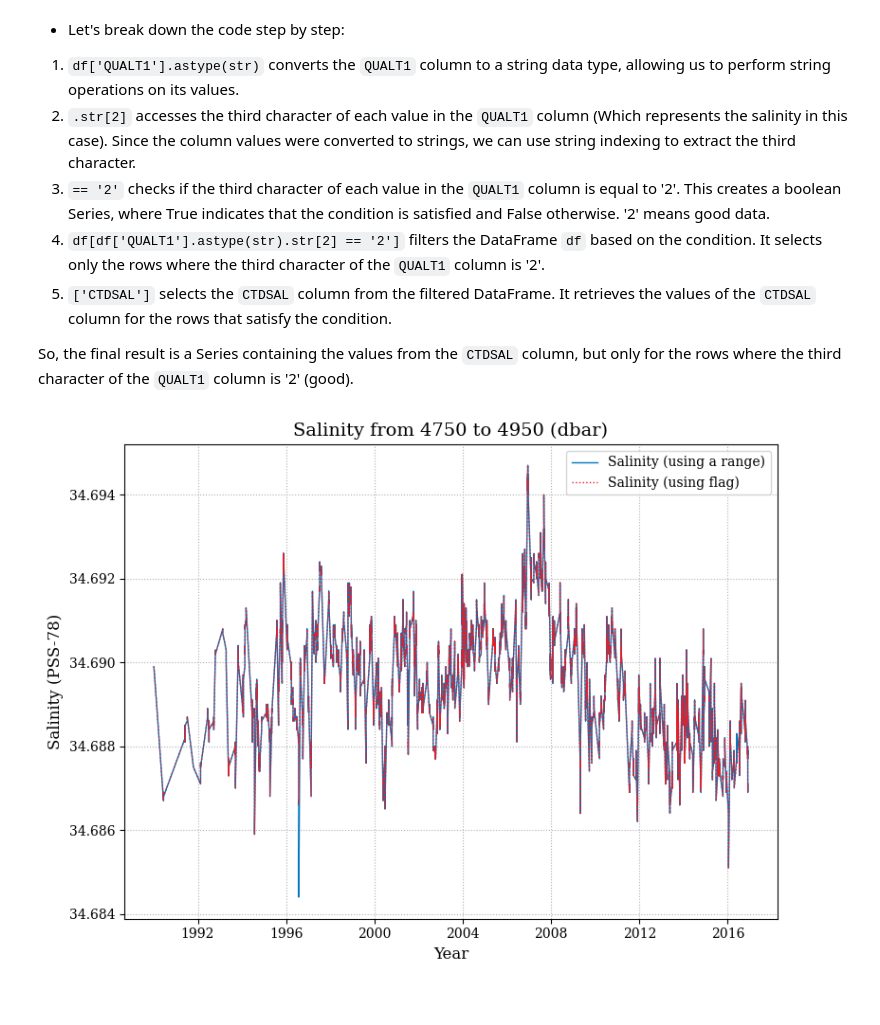
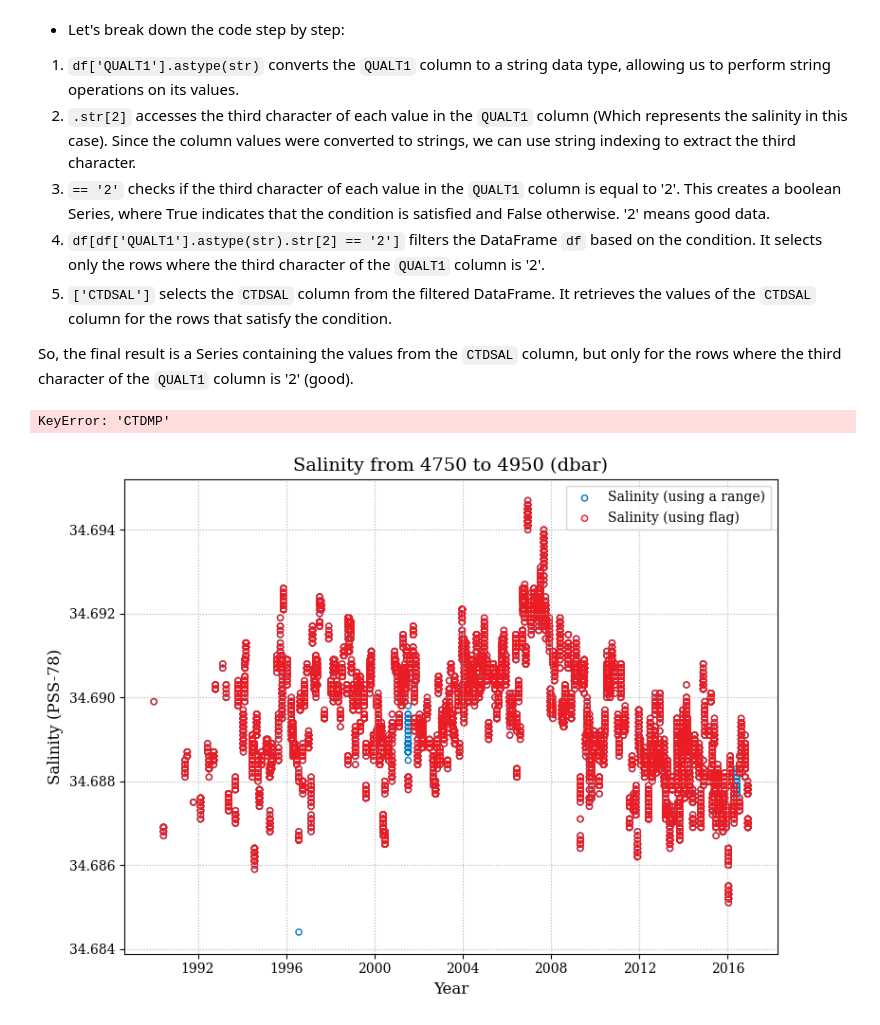
Before and after one commit to fcarvalhopacheco/datacamp-python, a Jupyter notebook: 02.intermediate_python/02.dictionaries.ipynb, the cells around one changed output. Cells and saved outputs as stored; diff of their text form; code cells hidden in the pictures.

```diff
--- a/02.intermediate_python/02.dictionaries.ipynb
+++ b/02.intermediate_python/02.dictionaries.ipynb
@@ -79,10 +79,18 @@ Before we start using Pandas, we need to install it and import it into our Pytho
 # %% [markdown]
 Next, we will load our data into a Pandas DataFrame. We will use the CTD (conductivity, temperature, depth) dataset from HOT. This dataset contains measurements of water temperature, salinity, and pressure at various depths in the ocean.
 # %%
+# DOWNLOAD DATASET
+import urllib.request
+
+# .csv generated from: https://erddap.bco-dmo.org/erddap/tabledap/bcodmo_dataset_3937.html
+url = "https://erddap.bco-dmo.org/erddap/tabledap/bcodmo_dataset_3937.csv?cruise_name%2Cstation%2Ccast%2Ctime%2CYear%2CMonth%2CDay%2Ctimeutc%2Clongitude%2Clatitude%2Cdepth_max%2Cpres_max%2CDate%2Ctimecode%2CHOT_summary_file_name%2Cparameters%2Cnum_bottles%2Csection%2Cnav_code%2Cdepth_hgt%2CEXPOCODE%2CShip%2Ccomments%2CCTDPRS%2CCTDTMP%2CCTDSAL%2CCTDOXY%2CXMISS%2CCHLPIG%2CNUMBER%2CNITRATE%2CFLUOR%2CQUALT1"
+file_name = "bcodmo_dataset_3937.csv"
+urllib.request.urlretrieve(url, file_name)
+
 import pandas as pd
 
 #url = hot_data['dataset_ctd']
-url= "dataset_ctd.csv"
+url= "bcodmo_dataset_3937.csv"
 # %%
 df = pd.read_csv(url ,
                  skiprows=[1],          # Remove the units header for an easier import
@@ -436,8 +441,7 @@ pressure_bottom1 = df[(df['CTDPRS'] <= -4750) & (df['CTDPRS'] >= -4950) &
                       (df['CTDSAL'] >= 34.66) & (df['CTDSAL'] <= 36)]    # FILTER USING boolean
 
 # Filter using 'QUALT1' column
-pressure_bottom2 = df[(df['CTDPRS'] <= -4750) &
-                      (df['CTDPRS'] >= -4950) &
+pressure_bottom2 = df[(df['CTDPRS'] <= -4750) & (df['CTDPRS'] >= -4950) &
                       (df['QUALT1'].astype(str).str[2] == '2')]   # FILTER USING FLAGS from ['QUALT1'] column
                                                                   # str[2] = 3rd character = salinity data
                                                                   # '2'    = good data only!
@@ -453,7 +457,7 @@ ax.plot(pressure_bottom2['CTDSAL'], color='#ed1c24' ,linestyle=':', linewidth=1,
 
 ax.set_xlabel('Year', fontsize=12)
 ax.set_ylabel('Salinity (PSS-78)', fontsize=12)
-ax.set_title('Salinity from 4750 to 4950 (dbar)', fontsize=14)
+ax.set_title('Salinity between 1.15 and 1.25 C', fontsize=14)
 ax.grid(True, linestyle='dotted')
 
 ax.legend(loc='upper right', fontsize=10)
@@ -464,4 +468,28 @@ plt.tight_layout()
 # Display the plot
 plt.show()
 # %% [output]
-[figure, removed]
+KeyError: 'CTDMP'
+# %%
+# Create a single plot
+fig, ax = plt.subplots(figsize=(8, 6))
+
+# Scatter plot of CTDSAL using the first method
+ax.scatter(pressure_bottom1.index, pressure_bottom1['CTDSAL'], color='#0077be', marker='o', facecolor='none', s=20, label='Salinity (using a range)')
+
+# Scatter plot of CTDSAL using flags
+ax.scatter(pressure_bottom2.index, pressure_bottom2['CTDSAL'], color='#ed1c24', marker='o', facecolor='none', s=20, label='Salinity (using flag)')
+
+ax.set_xlabel('Year', fontsize=12)
+ax.set_ylabel('Salinity (PSS-78)', fontsize=12)
+ax.set_title('Salinity from 4750 to 4950 (dbar)', fontsize=14)
+ax.grid(True, linestyle='dotted')
+
+ax.legend(loc='upper right', fontsize=10)
+
+# Adjust the layout
+plt.tight_layout()
+
+# Display the plot
+plt.show()
+# %% [output]
+[figure, added]
```
Also changed, not shown: parts of 2 cells of this notebook.
